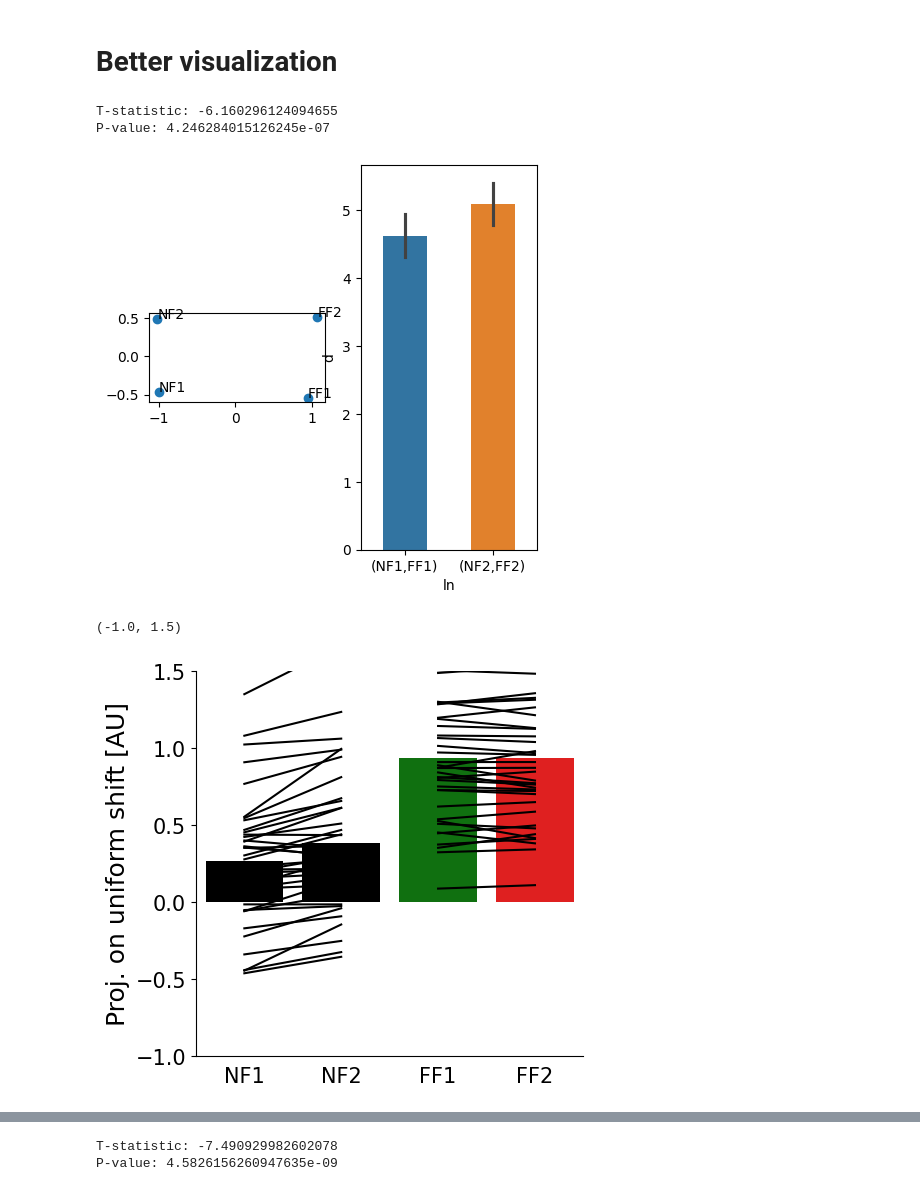
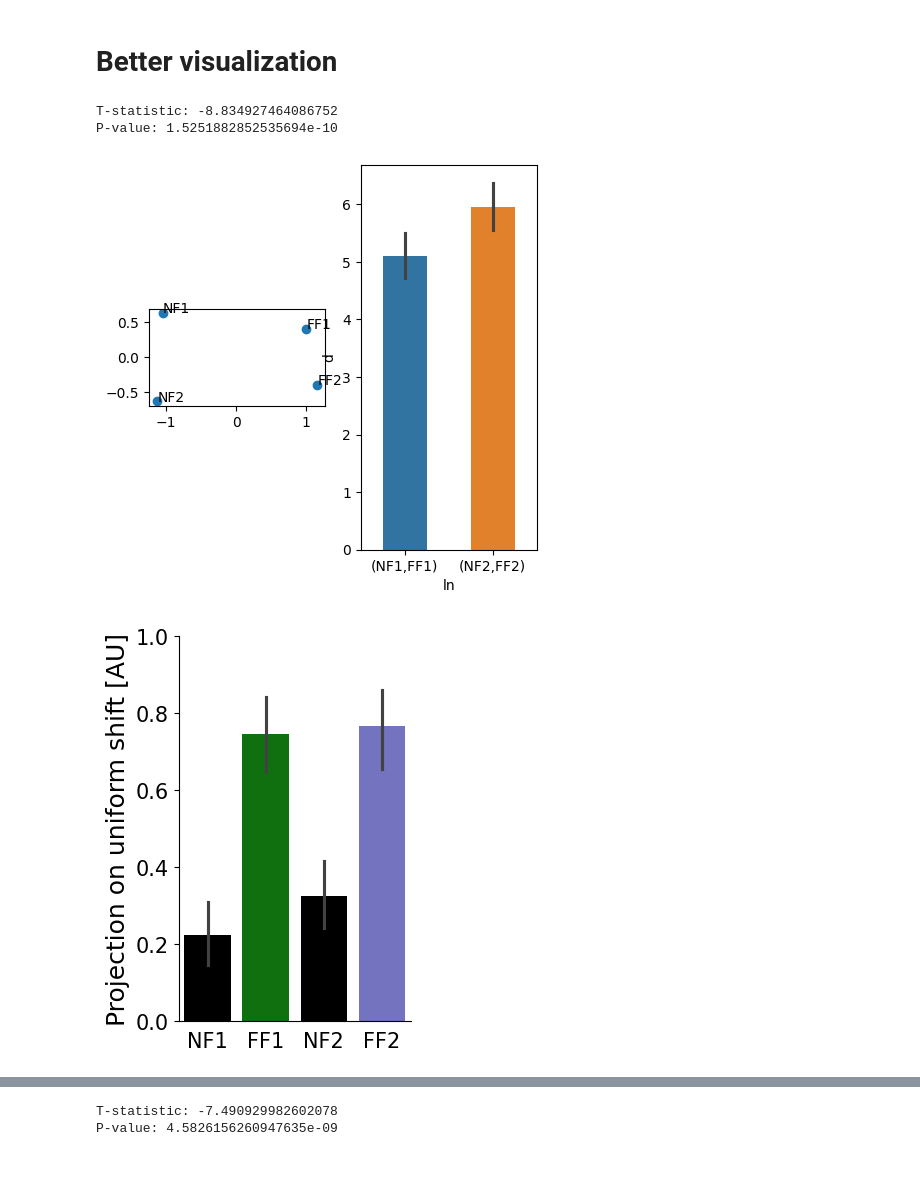
Before and after one commit to mshahbazi1997/MotorSavingModel, a Jupyter notebook: notebooks/Sun_ana.ipynb, the cells around one changed output, grey strips where cells are left out. Drawn from its saved outputs; the diff is of its cells as text; code cells hidden in the pictures.

Commit message:
redo some figures

```diff
--- a/notebooks/Sun_ana.ipynb
+++ b/notebooks/Sun_ana.ipynb
@@ -28,9 +28,9 @@ fontsize_legend = 12
 save_fig = '/Users/mahdiyar/Diedrichsenlab Dropbox/Mahdiyar Shahbazi/Conferences/NCM2024_Mahdiyar/figures'
 # %%
 folder_name = 'Sim_simple2'
-folder_name = 'Sim_simp_256'
+folder_name = 'Sim_simp_128'
 
-num_hidden = 256
+num_hidden = 128
 
 seed = 100
 
@@ -206,52 +206,56 @@ t_statistic, p_value = stats.ttest_rel(sample1, sample2)
 print("T-statistic:",t_statistic)
 print("P-value:",p_value)
 # %% [output]
-T-statistic: -6.160296124094655
-P-value: 4.246284015126245e-07
+T-statistic: -8.834927464086752
+P-value: 1.5251882852535694e-10
-[figure, old version]
+[figure, new version]
 # %%
 # Assuming T is your DataFrame
 
-fig,ax = plt.subplots(1,1,figsize=(5,5))
+fig,ax = plt.subplots(1,1,figsize=(3,5))
 
-palette_colors = {'FF1': 'g', 'FF2': 'r', 'NF1': 'k', 'NF2': 'k'}
+#palette_colors = {'FF1': 'g', 'FF2': 'r', 'NF1': 'k', 'NF2': 'k'}
+palette_colors = {'FF1': 'g', 'FF2': (0.4,0.4,0.8), 'NF1': 'k', 'NF2': 'k'}
 
-order = ['NF1', 'NF2', 'FF1', 'FF2']
+
+#order = ['NF1', 'NF2', 'FF1', 'FF2']
+order = None
 
 
 # Assuming there is a 'group_id' or similar to match FF1 and FF2
-for group_id, group_data in T.groupby('mn'):
-    nf1_value = group_data[group_data['phase'] == 'NF1']['us'].values[0]
-    nf2_value = group_data[group_data['phase'] == 'NF2']['us'].values[0]
-    ff1_value = group_data[group_data['phase'] == 'FF1']['us'].values[0]
-    ff2_value = group_data[group_data['phase'] == 'FF2']['us'].values[0]
-    ax.plot(['NF1', 'NF2'], [nf1_value, nf2_value], color='k')
-    ax.plot(['FF1', 'FF2'], [ff1_value, ff2_value], color='k')
+# for group_id, group_data in T.groupby('mn'):
+#     nf1_value = group_data[group_data['phase'] == 'NF1']['us'].values[0]
+#     nf2_value = group_data[group_data['phase'] == 'NF2']['us'].values[0]
+#     ff1_value = group_data[group_data['phase'] == 'FF1']['us'].values[0]
+#     ff2_value = group_data[group_data['phase'] == 'FF2']['us'].values[0]
+#     ax.plot(['NF1', 'NF2'], [nf1_value, nf2_value], color='k')
+#     ax.plot(['FF1', 'FF2'], [ff1_value, ff2_value], color='k')
+
+mean_nf1 = T.loc[T['phase'] == 'NF1', 'us'].mean()
 
 
-
-sb.barplot(x='phase', y='us', data=T,palette=palette_colors,ax=ax,hue='phase',order=order,errorbar=None)
+sb.barplot(x='phase', y='us', data=T,palette=palette_colors,ax=ax,hue='phase',order=order,width=0.8) # ,errorbar=None
+#ax.axhline(mean_nf1, color='grey',linestyle='--')
 
 
 ax.spines['top'].set_visible(False)
 ax.spines['right'].set_visible(False)
 
 
 #ax.set_xticklabels([])
 #ax.set_yticklabels([])
 
 ax.xaxis.set_tick_params(labelsize=fontsize_tick)
 ax.yaxis.set_tick_params(labelsize=fontsize_tick)
 
 ax.tick_params(bottom = False)
 ax.set_xlabel('', fontsize = fontsize_label)
-ax.set_ylabel('Proj. on uniform shift [AU]', fontsize = fontsize_label)
+ax.set_ylabel('Projection on uniform shift [AU]', fontsize = fontsize_label)
 
-ax.set_ylim([-1, 1.5])  # Adjust based on your data
+ax.set_ylim([0, 1])  # Adjust based on your data
 
 
 #plt.show()
-#fig.savefig(os.path.join(save_fig,'proj_on_us.pdf'),dpi=300,bbox_inches='tight')
+fig.savefig(os.path.join(save_fig,'proj_on_us_0.pdf'),dpi=300,bbox_inches='tight')
 # %% [output]
-(-1.0, 1.5)
-[figure, old version]
+[figure, new version]
```
Also changed, not shown: parts of 1 cell of this notebook, 5 other files.
